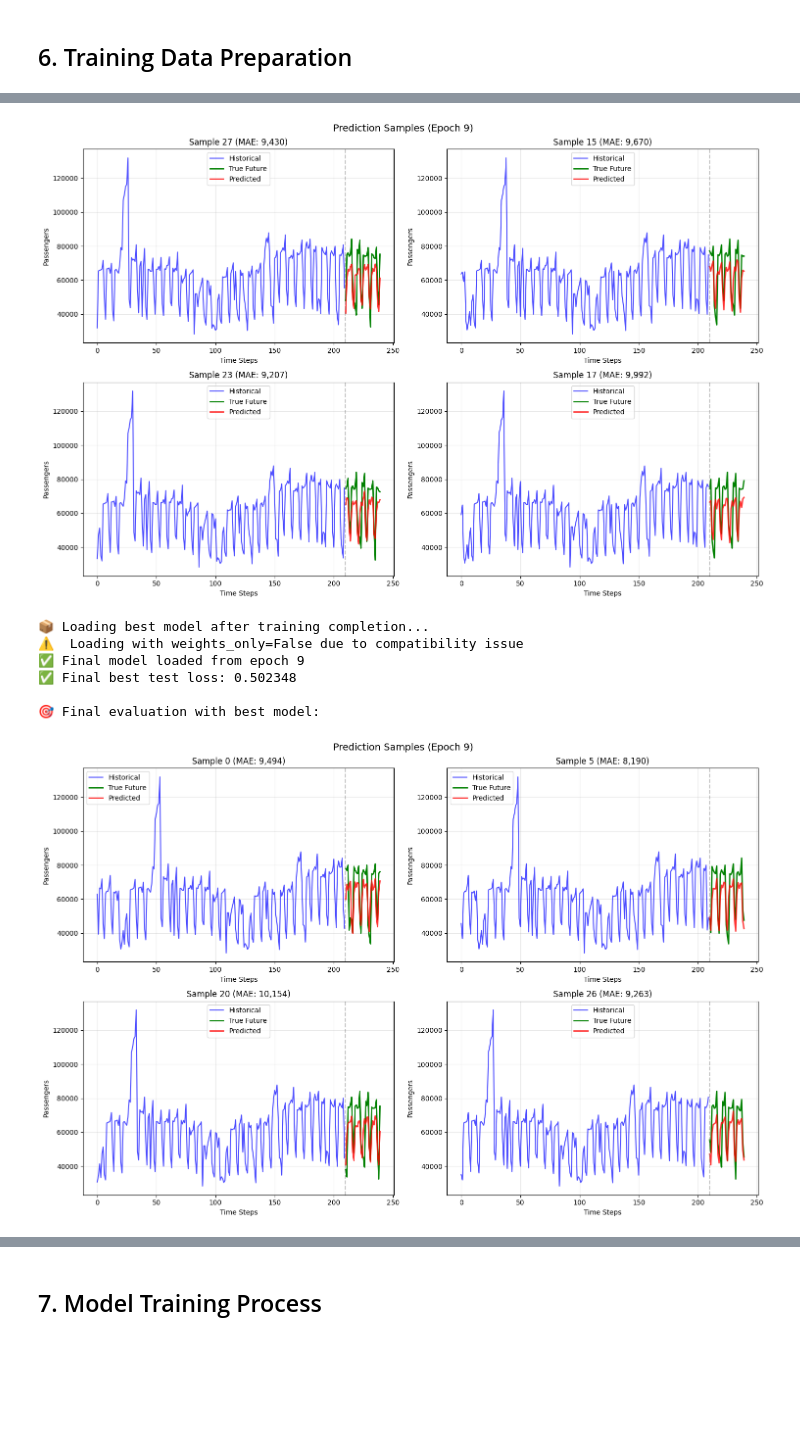
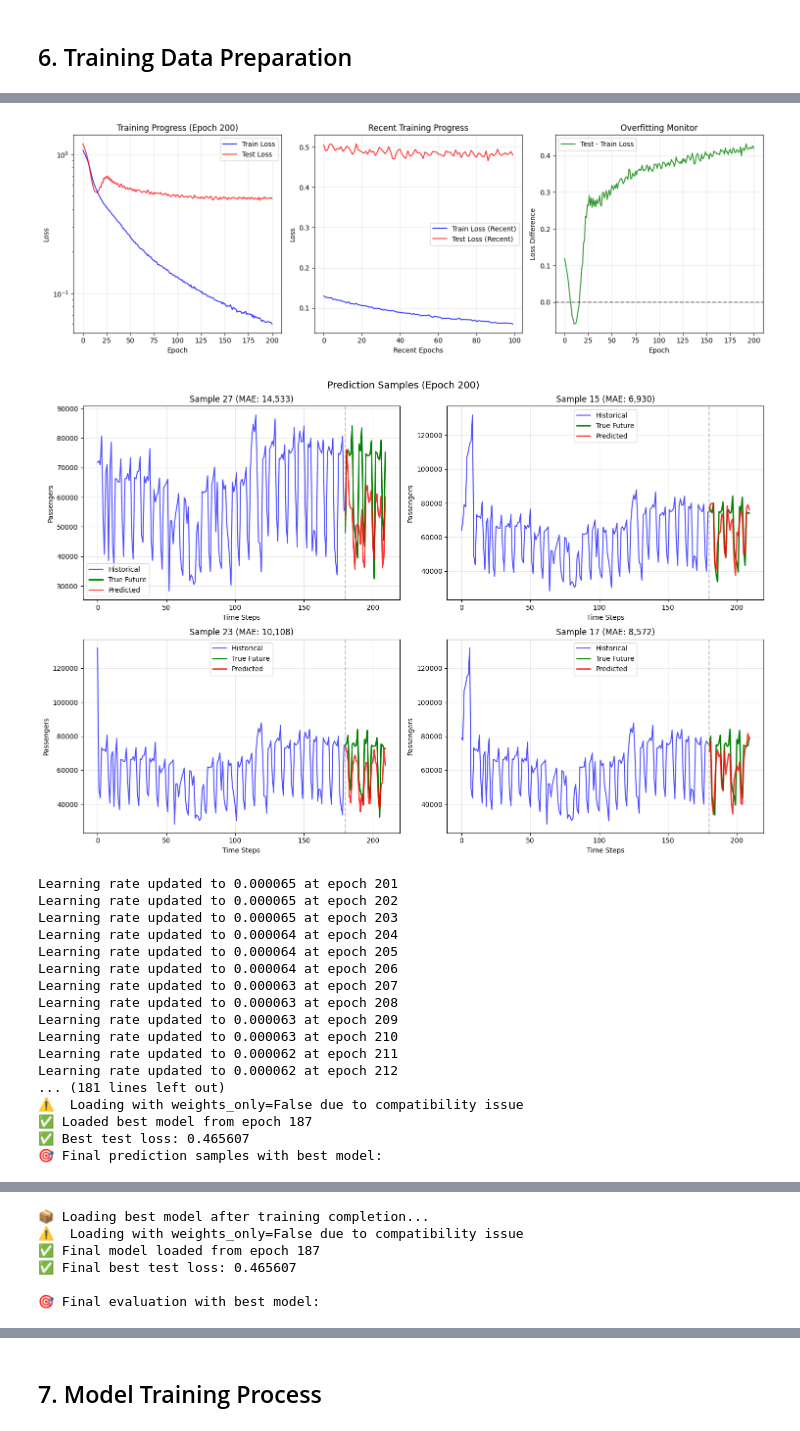
Before and after one commit to Paul-wn/241-353.nongpla, a Jupyter notebook: ML/N-BEATS/Pink/train_pink_multivariate.ipynb, the cells around one changed output, grey strips where cells are left out. Cells and saved outputs as stored; diff of their text form; code cells hidden in the pictures; blank space fills up the shorter version.

```diff
--- a/ML/N-BEATS/Pink/train_pink_multivariate.ipynb
+++ b/ML/N-BEATS/Pink/train_pink_multivariate.ipynb
@@ -126,8 +126,8 @@ print("✅ Improved model save/load functions defined (v2)")
 # Configuration parameters
 CONFIG = {
     'forecast_length': 30,  # ทำนาย 30 วันข้างหน้า
-    'backcast_length': 30*7,  #
-    'batch_size': 32,
+    'backcast_length': 30*6,  #
+    'batch_size': 64,
     'learning_rate': 1e-4,
     'epochs': 2000,
     'hidden_units': 256,
@@ -592,7 +592,7 @@ def train_model(model, train_loader, test_loader, test_data, config):
             patience_counter += 1
 
         # Early stopping
-        if patience_counter > 100:
+        if patience_counter > 200:
             print(f'Early stopping at epoch {epoch} - no improvement for 100 epochs')
 
             # Load best model for final prediction samples
@@ -760,8 +760,19 @@ Learning rate updated to 0.000100 at epoch 5
-[figure, old version]
+[figure, new version]
+[figure, new version]
-📦 Loading best model after training completion...
+Learning rate updated to 0.000065 at epoch 201
+Learning rate updated to 0.000065 at epoch 202
+Learning rate updated to 0.000065 at epoch 203
+Learning rate updated to 0.000064 at epoch 204
+Learning rate updated to 0.000064 at epoch 205
+Learning rate updated to 0.000064 at epoch 206
+Learning rate updated to 0.000063 at epoch 207
+Learning rate updated to 0.000063 at epoch 208
+Learning rate updated to 0.000063 at epoch 209
+Learning rate updated to 0.000063 at epoch 210
+Learning rate updated to 0.000062 at epoch 211
+Learning rate updated to 0.000062 at epoch 212
+... (181 lines left out)
 ⚠️  Loading with weights_only=False due to compatibility issue
-✅ Final model loaded from epoch 9
-✅ Final best test loss: 0.502348
-
-🎯 Final evaluation with best model:
+✅ Loaded best model from epoch 187
+✅ Best test loss: 0.465607
+🎯 Final prediction samples with best model:
-[figure, old version]
@@ -767,0 +780,6 @@ Learning rate updated to 0.000100 at epoch 5
+📦 Loading best model after training completion...
+⚠️  Loading with weights_only=False due to compatibility issue
+✅ Final model loaded from epoch 187
+✅ Final best test loss: 0.465607
+
+🎯 Final evaluation with best model:
```
Also changed, not shown: parts of 8 cells of this notebook, 14 other files.
